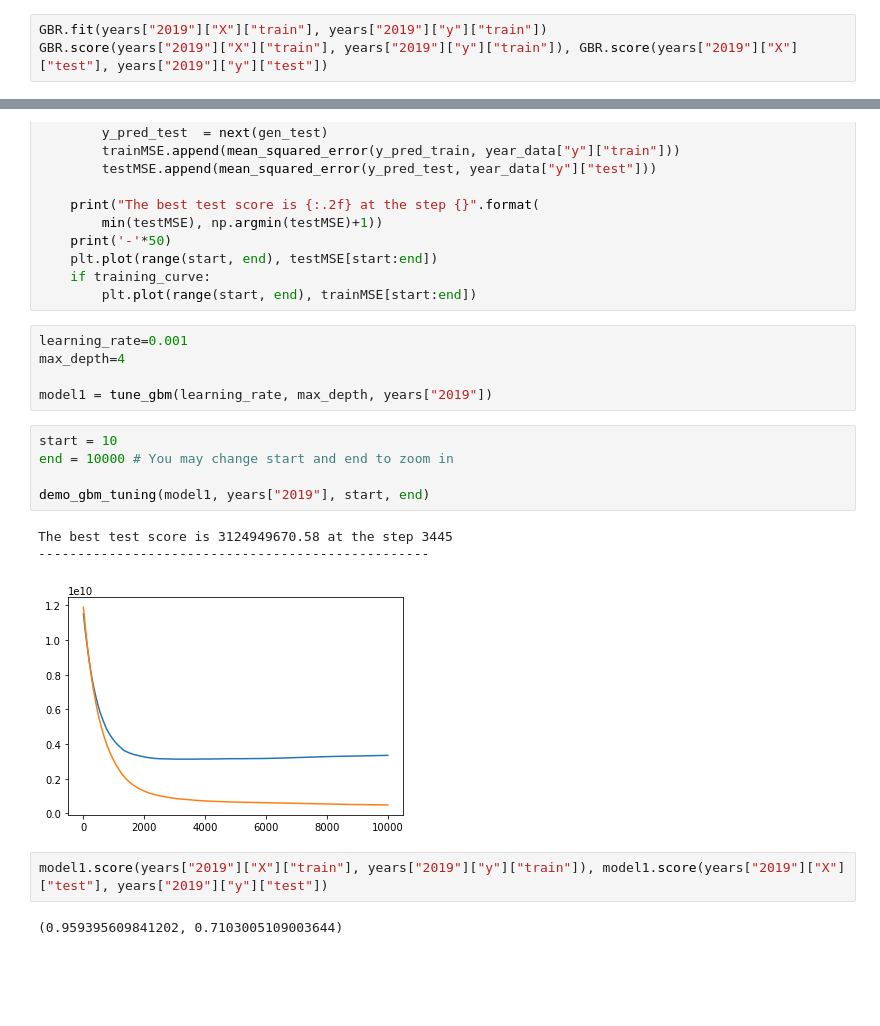
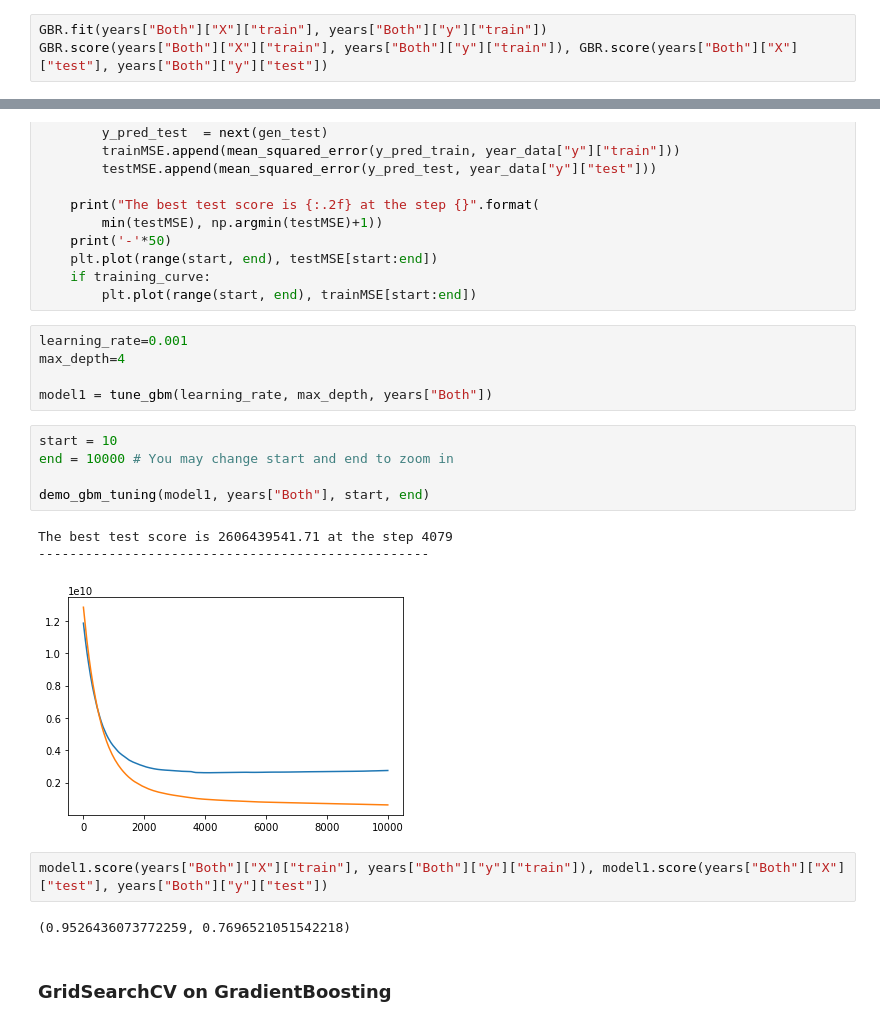
Before and after one commit to lelandjmurrin/Ames_Housing_Project, a Jupyter notebook: Ames_Housing_SalePrice_Distance_Predictions.ipynb, the cells around one changed output, grey strips where cells are left out. Cells and saved outputs as stored; diff of their text form; blank space fills up the shorter version.

```diff
--- a/Ames_Housing_SalePrice_Distance_Predictions.ipynb
+++ b/Ames_Housing_SalePrice_Distance_Predictions.ipynb
@@ -863,4 +821,4 @@ GBR = GradientBoostingRegressor()
 # %%
-GBR.fit(years["2019"]["X"]["train"], years["2019"]["y"]["train"])
-GBR.score(years["2019"]["X"]["train"], years["2019"]["y"]["train"]), GBR.score(years["2019"]["X"]["test"], years["2019"]["y"]["test"])
+GBR.fit(years["Both"]["X"]["train"], years["Both"]["y"]["train"])
+GBR.score(years["Both"]["X"]["train"], years["Both"]["y"]["train"]), GBR.score(years["Both"]["X"]["test"], years["Both"]["y"]["test"])
 # %% [output]
@@ -897,20 +855,22 @@ def demo_gbm_tuning(model, year_data, start=0, end=10000, training_curve=True):
 learning_rate=0.001
 max_depth=4
 
-model1 = tune_gbm(learning_rate, max_depth, years["2019"])
+model1 = tune_gbm(learning_rate, max_depth, years["Both"])
 # %%
 start = 10
 end = 10000 # You may change start and end to zoom in
 
-demo_gbm_tuning(model1, years["2019"], start, end)
+demo_gbm_tuning(model1, years["Both"], start, end)
 # %% [output]
-The best test score is 3124949670.58 at the step 3445
+The best test score is 2606439541.71 at the step 4079
 --------------------------------------------------
-[figure, old version]
+[figure, new version]
 # %%
-model1.score(years["2019"]["X"]["train"], years["2019"]["y"]["train"]), model1.score(years["2019"]["X"]["test"], years["2019"]["y"]["test"])
+model1.score(years["Both"]["X"]["train"], years["Both"]["y"]["train"]), model1.score(years["Both"]["X"]["test"], years["Both"]["y"]["test"])
 # %% [output]
-(0.959395609841202, 0.7103005109003644)
+(0.9526436073772259, 0.7696521051542218)
+# %% [markdown]
+### GridSearchCV on GradientBoosting
 # %%
 params = {
     #'loss' : ['squared_error', 'absolute_error', 'huber', 'quantile'],
```
Also changed, not shown: parts of 71 cells of this notebook, 13 other files.
